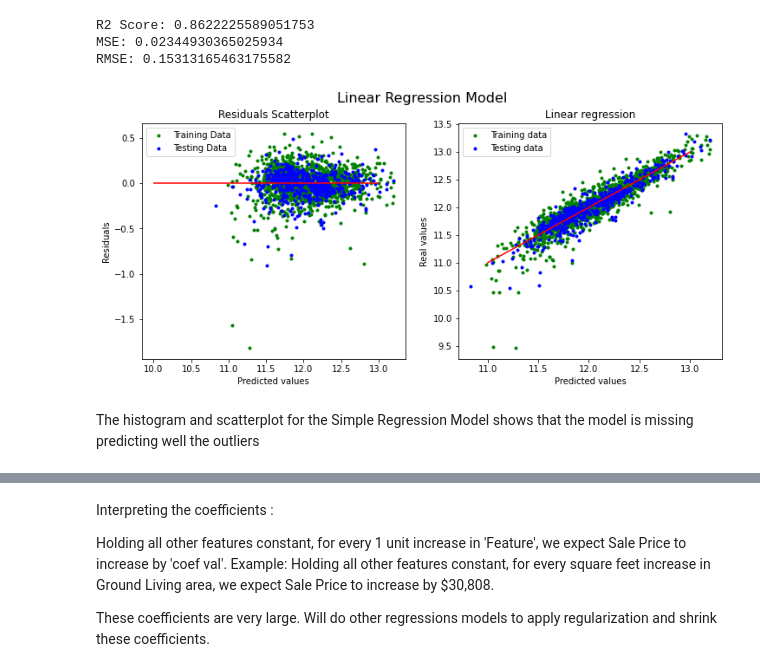
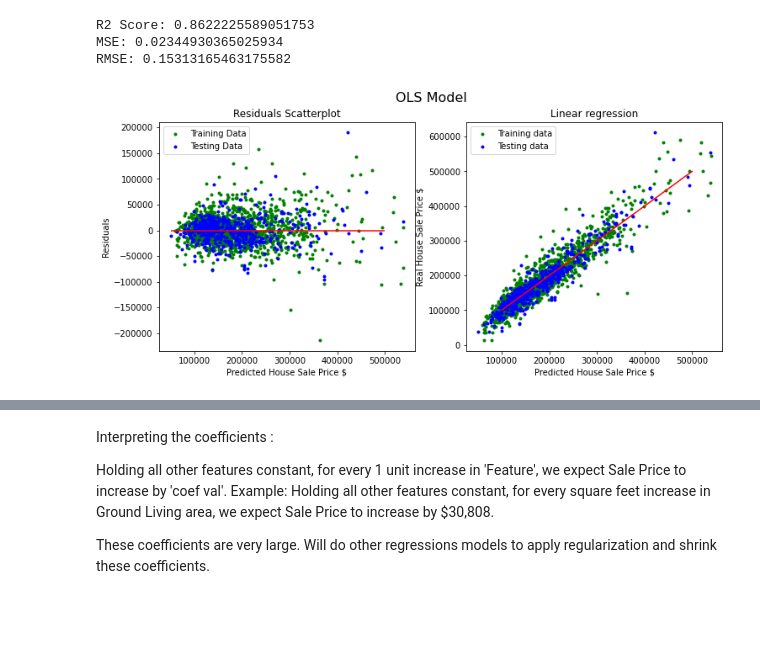
Before and after one commit to AdrianaCh87/Predicting-House-Sale-Price-in-Ames-Iowa, a Jupyter notebook: Code/04_modeling_and_model_evaluation.ipynb, the cells around one changed output, grey strips where cells are left out. Saved outputs shown, nothing was run; the diff lists cells and outputs as text; code cells hidden in the pictures; blank space fills up the shorter version.

```diff
--- a/Code/04_modeling_and_model_evaluation.ipynb
+++ b/Code/04_modeling_and_model_evaluation.ipynb
@@ -140,10 +145,8 @@ evaluate_model(lr, Xs_test, y_test)
 R2 Score: 0.8622225589051753
 MSE: 0.02344930365025934
 RMSE: 0.15313165463175582
-# %%
-check_residual(lr, 'Linear Regression', Xs_train, y_train, Xs_test, y_test)
-# %% [output]
-[figure, removed]
-# %% [markdown]
-The histogram and scatterplot for the Simple Regression Model shows that the model is missing predicting well the outliers
+# %%
+check_residual(lr, 'OLS', Xs_train_linear, y_train_linear, Xs_test_linear, y_test_linear)
+# %% [output]
+[figure, added]
 # %% [markdown]
```
Also changed, not shown: parts of 32 cells of this notebook, 13 other files.
